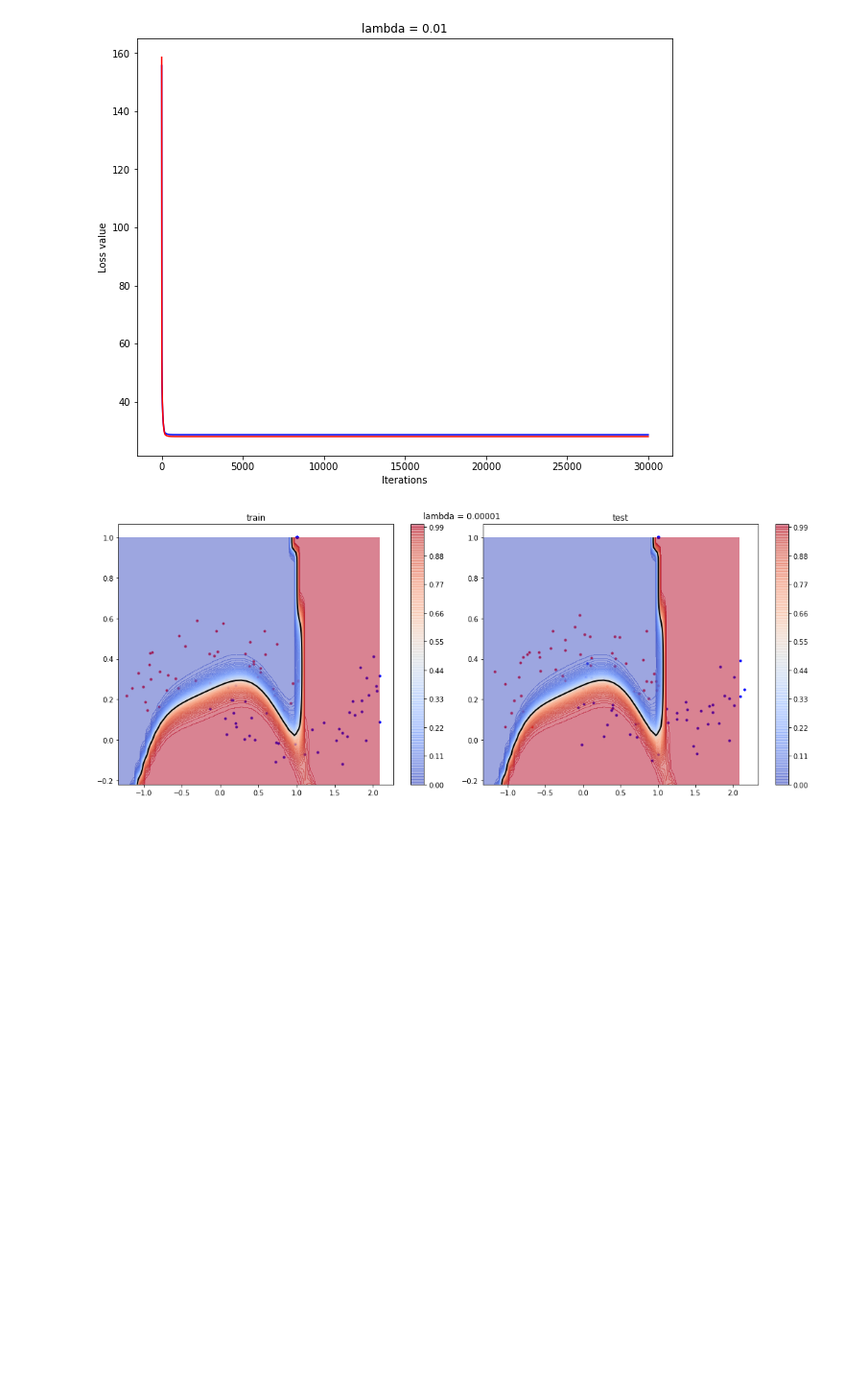
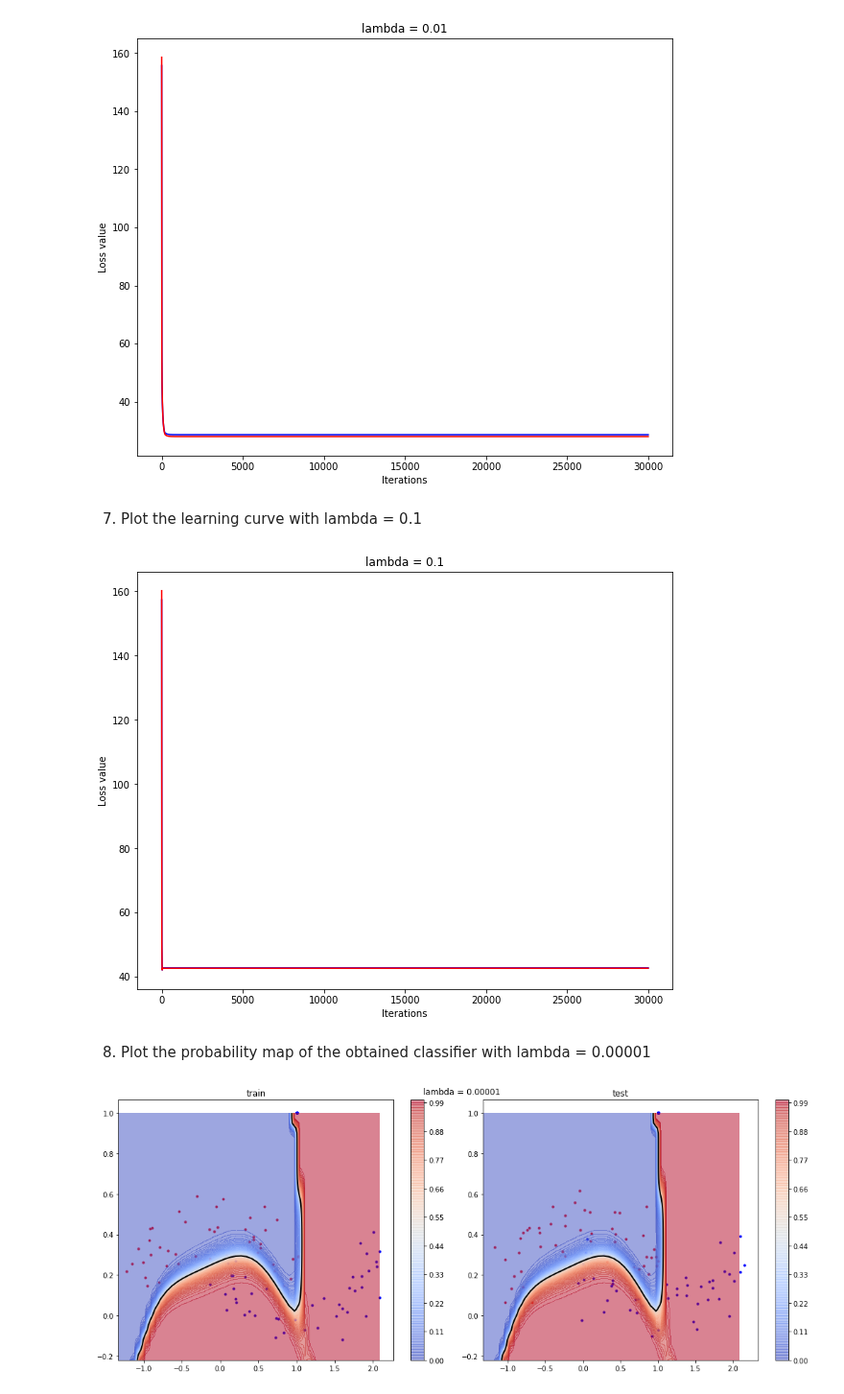
Before and after one commit to insu0929/mlproject, a Jupyter notebook: assign06_20140313.ipynb, the cells around one changed output. Shown at 96% size. Saved outputs shown, nothing was run; the diff lists cells and outputs as text; code cells hidden in the pictures; blank space fills up the shorter version.

```diff
--- a/assign06_20140313.ipynb
+++ b/assign06_20140313.ipynb
@@ -191,14 +197,20 @@ plt.ylabel('Loss value')
 plt.show()
 # %% [output]
 [figure]
+# %% [markdown]
+7. Plot the learning curve with lambda = 0.1
 # %%
 plt. figure(3, figsize=(10,8))
-plt.plot(np.array(range(max_iter)), train_L_iters_m4, c = 'blue', label = 'training')
-plt.plot(np.array(range(max_iter)), test_L_iters_m4, c = 'red', label = 'testing')
-plt.title('lambda = 0.01')
+plt.plot(np.array(range(max_iter)), train_L_iters_m5, c = 'blue', label = 'training')
+plt.plot(np.array(range(max_iter)), test_L_iters_m5, c = 'red', label = 'testing')
+plt.title('lambda = 0.1')
 plt.xlabel('Iterations')
 plt.ylabel('Loss value')
 plt.show()
+# %% [output]
+[figure, added]
+# %% [markdown]
+8. Plot the probability map of the obtained classifier with lambda = 0.00001
 # %%
 fig = plt.figure(figsize = (15, 6))
 plt.suptitle('lambda = 0.00001')
```
Also changed, not shown: parts of 7 cells of this notebook.
